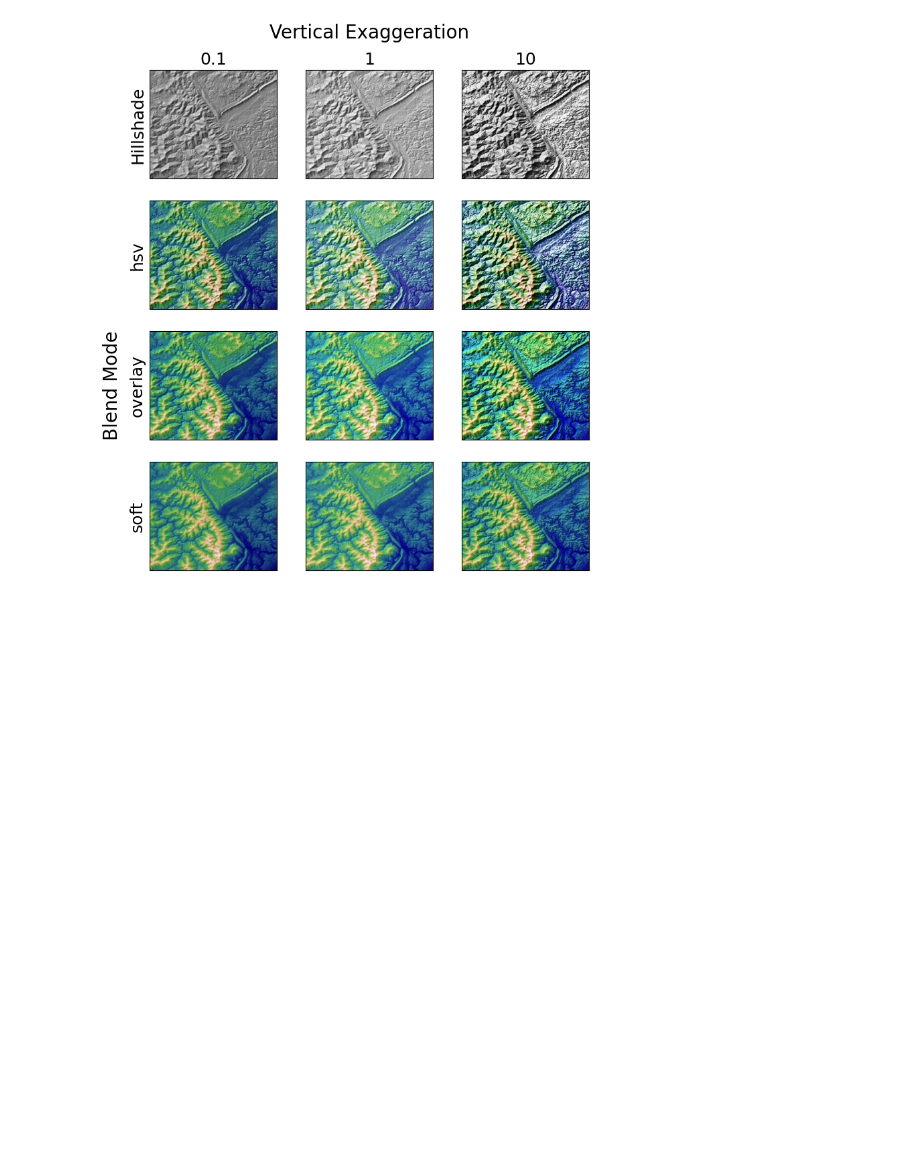
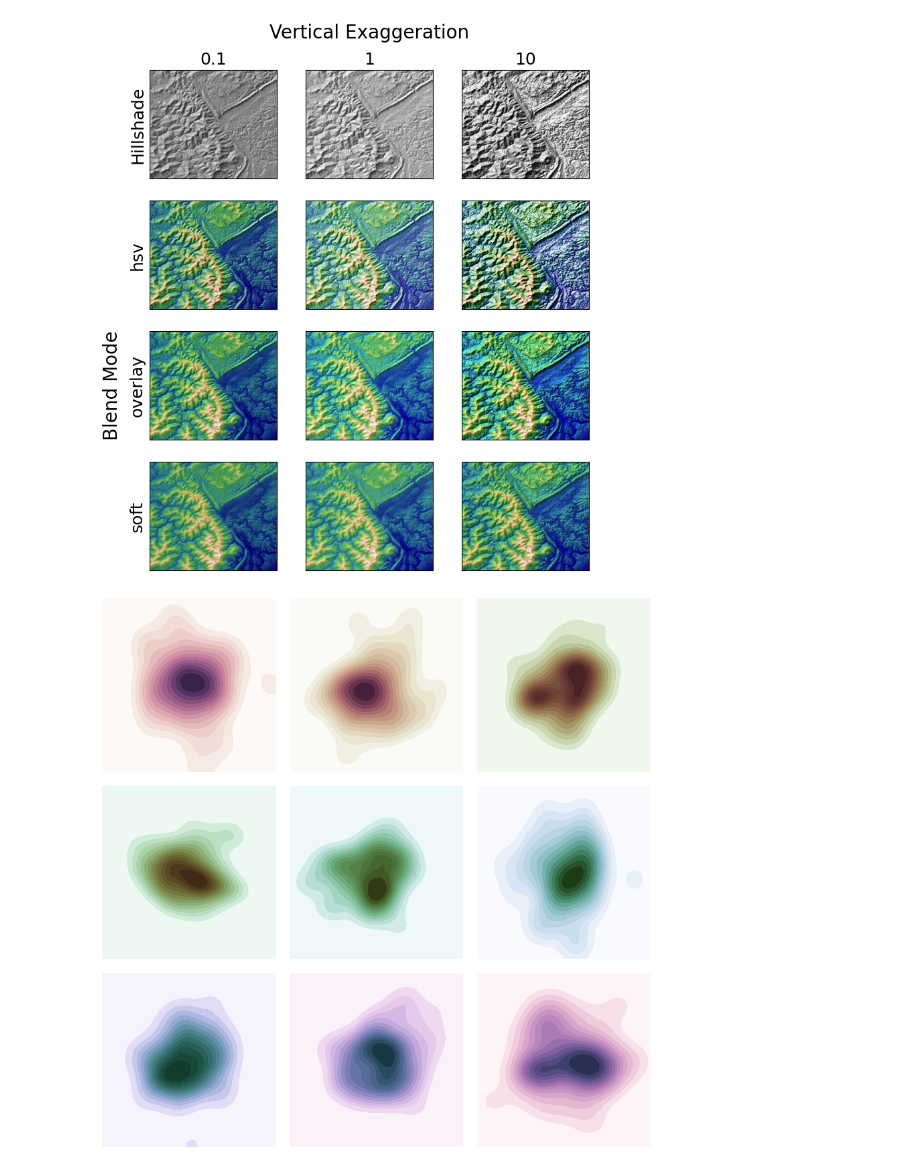
Before and after one commit to Johann-Cardenas/Chroma-Haven, a Jupyter notebook: color-list.ipynb, the cells around one changed output. Drawn from its saved outputs; the diff is of its cells as text; code cells hidden in the pictures; blank space fills up the shorter version.

```diff
--- a/color-list.ipynb
+++ b/color-list.ipynb
@@ -554,3 +554,35 @@ fig.subplots_adjust(bottom=0.05, right=0.95)
 plt.show()
 # %% [output]
 [figure]
+# %%
+import numpy as np
+import seaborn as sns
+import matplotlib.pyplot as plt
+
+sns.set_theme(style="white")
+rs = np.random.RandomState(50)
+
+# Set up the matplotlib figure
+f, axes = plt.subplots(3, 3, figsize=(9, 9), sharex=True, sharey=True)
+
+# Rotate the starting point around the cubehelix hue circle
+for ax, s in zip(axes.flat, np.linspace(0, 3, 10)):
+
+    # Create a cubehelix colormap to use with kdeplot
+    cmap = sns.cubehelix_palette(start=s, light=1, as_cmap=True)
+
+    # Generate and plot a random bivariate dataset
+    x, y = rs.normal(size=(2, 50))
+    sns.kdeplot(
+        x=x, y=y,
+        cmap=cmap, fill=True,
+        clip=(-5, 5), cut=10,
+        thresh=0, levels=15,
+        ax=ax,
+    )
+    ax.set_axis_off()
+
+ax.set(xlim=(-3.5, 3.5), ylim=(-3.5, 3.5))
+f.subplots_adjust(0, 0, 1, 1, .08, .08)
+# %% [output]
+[figure, added]
```
